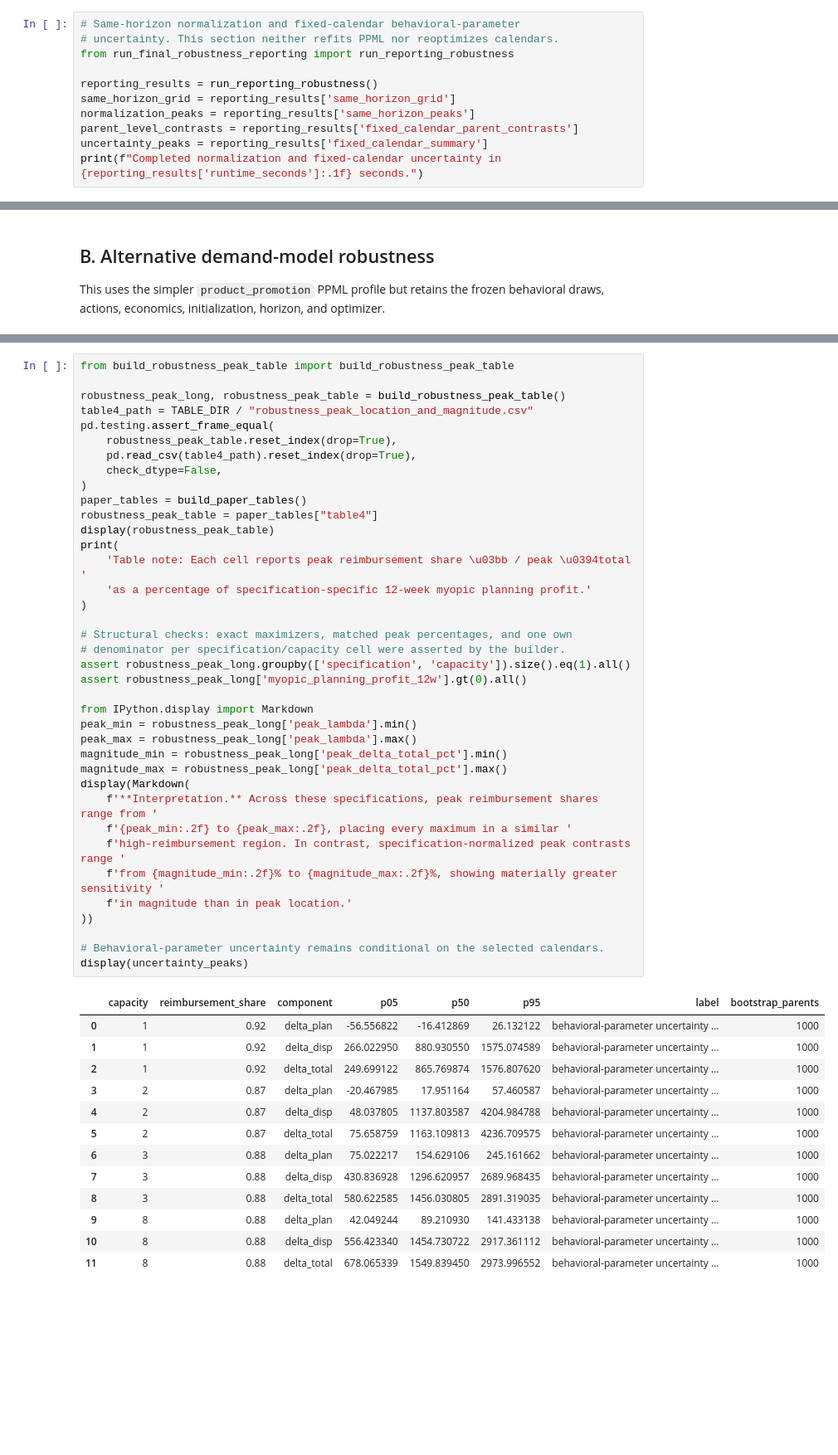
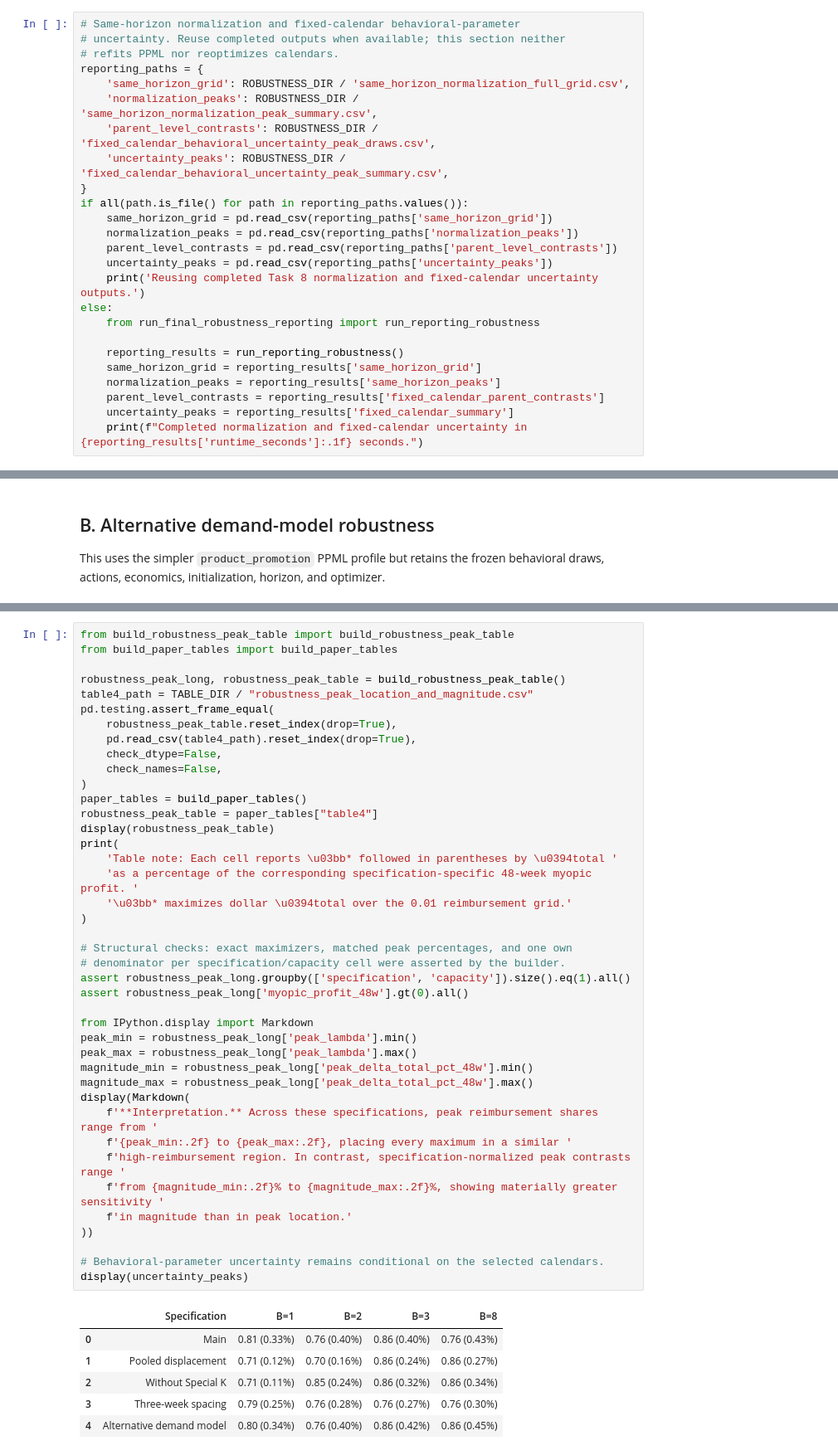
Before and after one commit to Aregars2/dynamic-promotion-planning, a Jupyter notebook: notebooks/08_robustness_and_uncertainty.ipynb, the cells around one changed output, grey strips where cells are left out. Shown: that part at 83% size. Saved outputs shown, nothing was run; the diff lists cells and outputs as text; blank space fills up the shorter version.

Commit message:
Finalize price-consistent workflow and repository identity

```diff
--- a/notebooks/08_robustness_and_uncertainty.ipynb
+++ b/notebooks/08_robustness_and_uncertainty.ipynb
@@ -128,12 +156,26 @@ subprocess.run(
 # %%
 # Same-horizon normalization and fixed-calendar behavioral-parameter
-# uncertainty. This section neither refits PPML nor reoptimizes calendars.
-from run_final_robustness_reporting import run_reporting_robustness
+# uncertainty. Reuse completed outputs when available; this section neither
+# refits PPML nor reoptimizes calendars.
+reporting_paths = {
+    'same_horizon_grid': ROBUSTNESS_DIR / 'same_horizon_normalization_full_grid.csv',
+    'normalization_peaks': ROBUSTNESS_DIR / 'same_horizon_normalization_peak_summary.csv',
+    'parent_level_contrasts': ROBUSTNESS_DIR / 'fixed_calendar_behavioral_uncertainty_peak_draws.csv',
+    'uncertainty_peaks': ROBUSTNESS_DIR / 'fixed_calendar_behavioral_uncertainty_peak_summary.csv',
+}
+if all(path.is_file() for path in reporting_paths.values()):
+    same_horizon_grid = pd.read_csv(reporting_paths['same_horizon_grid'])
+    normalization_peaks = pd.read_csv(reporting_paths['normalization_peaks'])
+    parent_level_contrasts = pd.read_csv(reporting_paths['parent_level_contrasts'])
+    uncertainty_peaks = pd.read_csv(reporting_paths['uncertainty_peaks'])
+    print('Reusing completed Task 8 normalization and fixed-calendar uncertainty outputs.')
+else:
+    from run_final_robustness_reporting import run_reporting_robustness
 
-reporting_results = run_reporting_robustness()
-same_horizon_grid = reporting_results['same_horizon_grid']
-normalization_peaks = reporting_results['same_horizon_peaks']
-parent_level_contrasts = reporting_results['fixed_calendar_parent_contrasts']
-uncertainty_peaks = reporting_results['fixed_calendar_summary']
-print(f"Completed normalization and fixed-calendar uncertainty in {reporting_results['runtime_seconds']:.1f} seconds.")
+    reporting_results = run_reporting_robustness()
+    same_horizon_grid = reporting_results['same_horizon_grid']
+    normalization_peaks = reporting_results['same_horizon_peaks']
+    parent_level_contrasts = reporting_results['fixed_calendar_parent_contrasts']
+    uncertainty_peaks = reporting_results['fixed_calendar_summary']
+    print(f"Completed normalization and fixed-calendar uncertainty in {reporting_results['runtime_seconds']:.1f} seconds.")
 # %% [output]
@@ -191,52 +234,48 @@ Each cell reports the reimbursement share maximizing the total contrast and the
 # %%
 from build_robustness_peak_table import build_robustness_peak_table
+from build_paper_tables import build_paper_tables
 
 robustness_peak_long, robustness_peak_table = build_robustness_peak_table()
 table4_path = TABLE_DIR / "robustness_peak_location_and_magnitude.csv"
 pd.testing.assert_frame_equal(
     robustness_peak_table.reset_index(drop=True),
     pd.read_csv(table4_path).reset_index(drop=True),
     check_dtype=False,
+    check_names=False,
 )
 paper_tables = build_paper_tables()
 robustness_peak_table = paper_tables["table4"]
 display(robustness_peak_table)
 print(
-    'Table note: Each cell reports peak reimbursement share \u03bb / peak \u0394total '
-    'as a percentage of specification-specific 12-week myopic planning profit.'
+    'Table note: Each cell reports \u03bb* followed in parentheses by \u0394total '
+    'as a percentage of the corresponding specification-specific 48-week myopic profit. '
+    '\u03bb* maximizes dollar \u0394total over the 0.01 reimbursement grid.'
 )
 
 # Structural checks: exact maximizers, matched peak percentages, and one own
 # denominator per specification/capacity cell were asserted by the builder.
 assert robustness_peak_long.groupby(['specification', 'capacity']).size().eq(1).all()
-assert robustness_peak_long['myopic_planning_profit_12w'].gt(0).all()
+assert robustness_peak_long['myopic_profit_48w'].gt(0).all()
 
 from IPython.display import Markdown
 peak_min = robustness_peak_long['peak_lambda'].min()
 peak_max = robustness_peak_long['peak_lambda'].max()
-magnitude_min = robustness_peak_long['peak_delta_total_pct'].min()
-magnitude_max = robustness_peak_long['peak_delta_total_pct'].max()
+magnitude_min = robustness_peak_long['peak_delta_total_pct_48w'].min()
+magnitude_max = robustness_peak_long['peak_delta_total_pct_48w'].max()
 display(Markdown(
     f'**Interpretation.** Across these specifications, peak reimbursement shares range from '
     f'{peak_min:.2f} to {peak_max:.2f}, placing every maximum in a similar '
     f'high-reimbursement region. In contrast, specification-normalized peak contrasts range '
     f'from {magnitude_min:.2f}% to {magnitude_max:.2f}%, showing materially greater sensitivity '
     f'in magnitude than in peak location.'
 ))
 
 # Behavioral-parameter uncertainty remains conditional on the selected calendars.
 display(uncertainty_peaks)
 # %% [output]
-|  | capacity | reimbursement_share | component | p05 | p50 | p95 | label | bootstrap_parents |
-| 0 | 1 | 0.92 | delta_plan | -56.556822 | -16.412869 | 26.132122 | behavioral-parameter uncertainty ... | 1000 |
-| 1 | 1 | 0.92 | delta_disp | 266.022950 | 880.930550 | 1575.074589 | behavioral-parameter uncertainty ... | 1000 |
-| 2 | 1 | 0.92 | delta_total | 249.699122 | 865.769874 | 1576.807620 | behavioral-parameter uncertainty ... | 1000 |
-| 3 | 2 | 0.87 | delta_plan | -20.467985 | 17.951164 | 57.460587 | behavioral-parameter uncertainty ... | 1000 |
-| 4 | 2 | 0.87 | delta_disp | 48.037805 | 1137.803587 | 4204.984788 | behavioral-parameter uncertainty ... | 1000 |
-| 5 | 2 | 0.87 | delta_total | 75.658759 | 1163.109813 | 4236.709575 | behavioral-parameter uncertainty ... | 1000 |
-| 6 | 3 | 0.88 | delta_plan | 75.022217 | 154.629106 | 245.161662 | behavioral-parameter uncertainty ... | 1000 |
-| 7 | 3 | 0.88 | delta_disp | 430.836928 | 1296.620957 | 2689.968435 | behavioral-parameter uncertainty ... | 1000 |
-| 8 | 3 | 0.88 | delta_total | 580.622585 | 1456.030805 | 2891.319035 | behavioral-parameter uncertainty ... | 1000 |
-| 9 | 8 | 0.88 | delta_plan | 42.049244 | 89.210930 | 141.433138 | behavioral-parameter uncertainty ... | 1000 |
-| 10 | 8 | 0.88 | delta_disp | 556.423340 | 1454.730722 | 2917.361112 | behavioral-parameter uncertainty ... | 1000 |
-| 11 | 8 | 0.88 | delta_total | 678.065339 | 1549.839450 | 2973.996552 | behavioral-parameter uncertainty ... | 1000 |
+|  | Specification | B=1 | B=2 | B=3 | B=8 |
+| 0 | Main | 0.81 (0.33%) | 0.76 (0.40%) | 0.86 (0.40%) | 0.76 (0.43%) |
+| 1 | Pooled displacement | 0.71 (0.12%) | 0.70 (0.16%) | 0.86 (0.24%) | 0.86 (0.27%) |
+| 2 | Without Special K | 0.71 (0.11%) | 0.85 (0.24%) | 0.86 (0.32%) | 0.86 (0.34%) |
+| 3 | Three-week spacing | 0.79 (0.25%) | 0.76 (0.28%) | 0.76 (0.27%) | 0.76 (0.30%) |
+| 4 | Alternative demand model | 0.80 (0.34%) | 0.76 (0.40%) | 0.86 (0.42%) | 0.86 (0.45%) |
```
Also changed, not shown: parts of 23 cells of this notebook, 20 other files.
